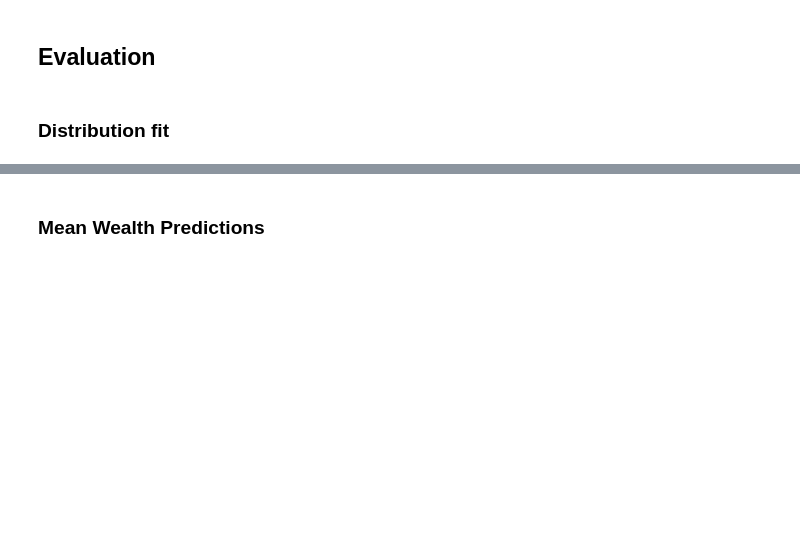
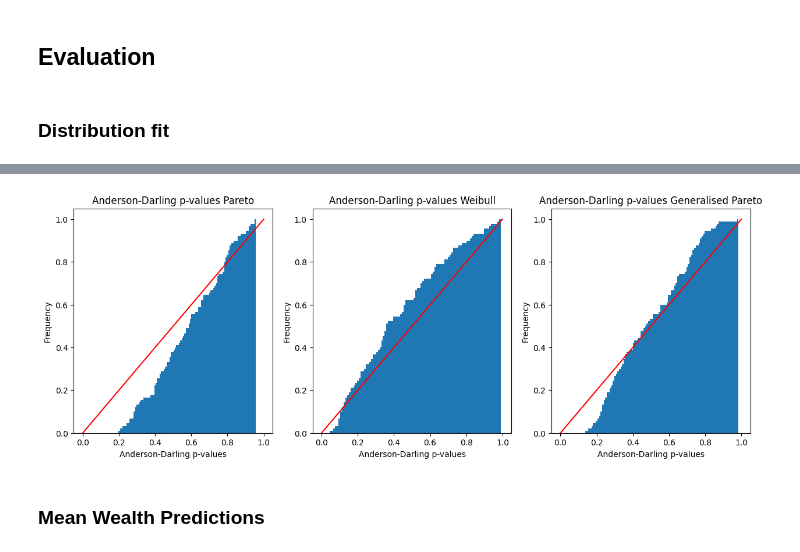
Before and after one commit to plhocker/top_wealth_thesis, a Jupyter notebook: Notebooks/models/frequentist_models.ipynb, the cells around one changed output, grey strips where cells are left out. Drawn from its saved outputs; the diff is of its cells as text; code cells hidden in the pictures; blank space fills up the shorter version.

```diff
--- a/Notebooks/models/frequentist_models.ipynb
+++ b/Notebooks/models/frequentist_models.ipynb
@@ -428,3 +522,28 @@ p_value_counts_df
+# %%
+# Plot the cumulative distribution of the p-values for the Anderson-Darling test
+fig, ax = plt.subplots(1, 3, figsize=(15, 5))
+n_bins = 100
+ax[0].hist(ad_pareto_pvals, bins=n_bins, cumulative=True, density=True)
+x = np.linspace(0, 1, 100)
+ax[0].plot(x, x, color='red')
+ax[0].set_xlabel('Anderson-Darling p-values')
+ax[0].set_ylabel('Frequency')
+ax[0].set_title('Anderson-Darling p-values Pareto')
+ax[1].hist(ad_weibull_pvals, bins=n_bins, cumulative=True, density=True)
+x = np.linspace(0, 1, 100)
+ax[1].plot(x, x, color='red')
+ax[1].set_xlabel('Anderson-Darling p-values')
+ax[1].set_ylabel('Frequency')
+ax[1].set_title('Anderson-Darling p-values Weibull')
+ax[2].hist(ad_generalised_pareto_pvals, bins=n_bins, cumulative=True, density=True)
+x = np.linspace(0, 1, 100)
+ax[2].plot(x, x, color='red')
+ax[2].set_xlabel('Anderson-Darling p-values')
+ax[2].set_ylabel('Frequency')
+ax[2].set_title('Anderson-Darling p-values Generalised Pareto')
+plt.show()
+# %% [output]
+[figure, added]
 # %% [markdown]
 ### Mean Wealth Predictions
 # %%
```
Also changed, not shown: parts of 21 cells of this notebook, 10 other files.
